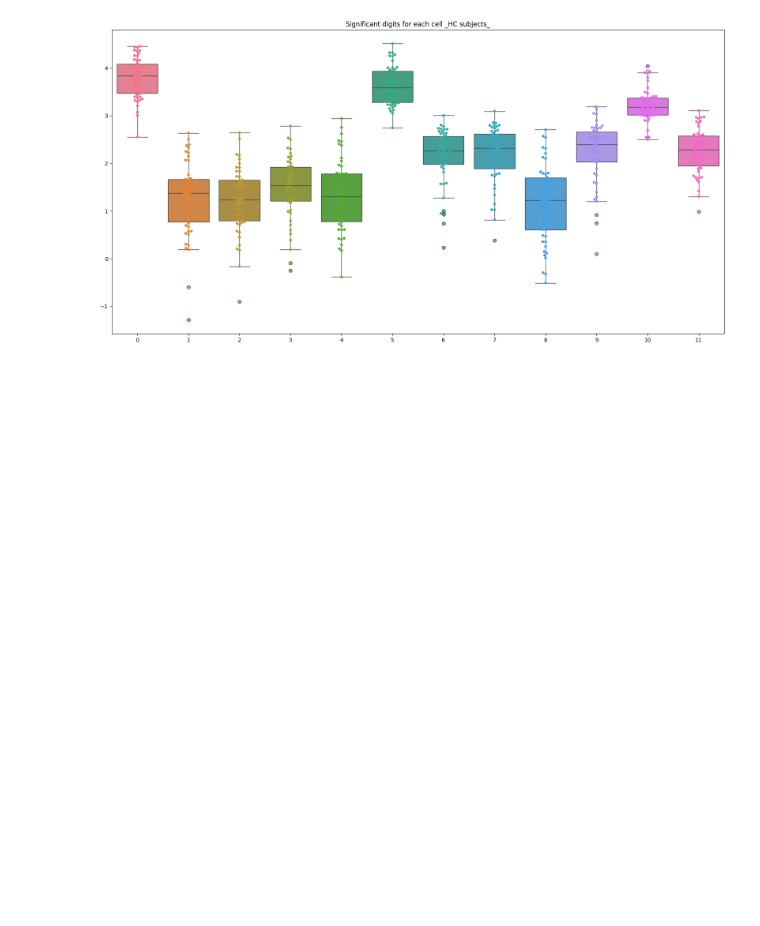
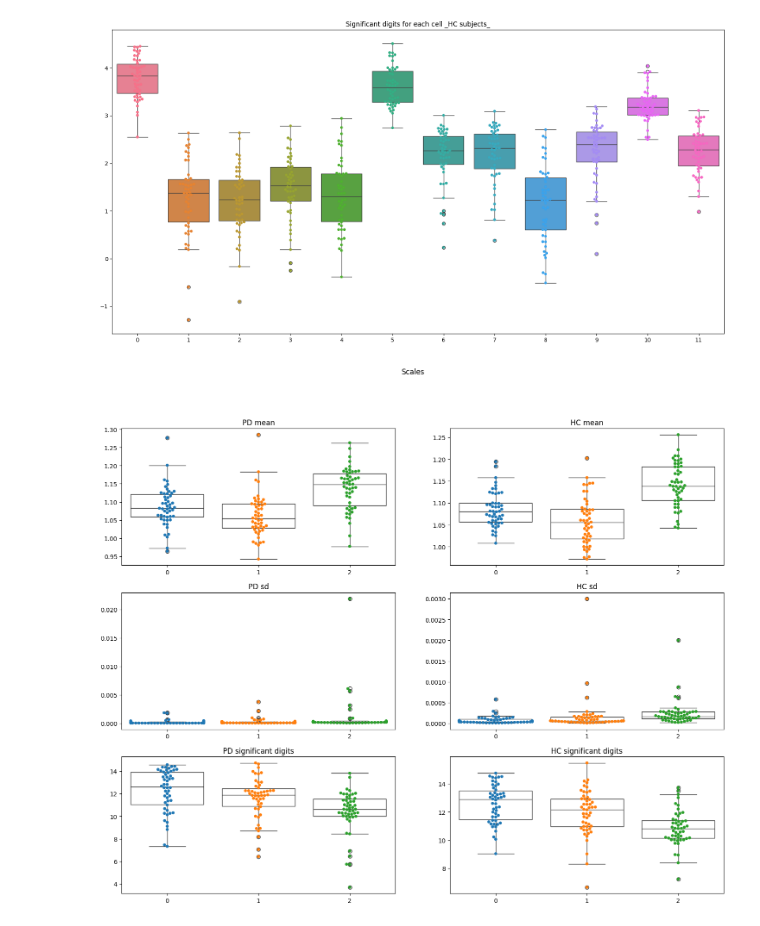
Before and after one commit to mirhnius/mca_linear_registration, a Jupyter notebook: analysis.ipynb, the cells around one changed output. Cells and saved outputs as stored; diff of their text form; code cells hidden in the pictures; blank space fills up the shorter version.

Commit message:
adding plots for scale, translation, angle, and shear

```diff
--- a/analysis.ipynb
+++ b/analysis.ipynb
@@ -152,0 +177,40 @@ Text(0.5, 1.0, 'Significant digits for each cell _HC subjects_')
+# %%
+scales_mca_dict_PD, translation_mca_dict_PD, angles_mca_dict_PD, shears_mca_dict_PD = transformation_dictionaries(mat_dic_PD)
+# %%
+scales_mca_dict_HC, translation_mca_dict_HC, angles_mca_dict_HC, shears_mca_dict_HC = transformation_dictionaries(mat_dic_HC)
+# %%
+scales_mca_PD = np.stack([value for value in scales_mca_dict_PD.values()])
+scales_mca_HC = np.stack([value for value in scales_mca_dict_HC.values()])
+# %%
+scales_significant_PD = np.stack([sd.significant_digits(scales_mca_PD[i,:,:], reference=np.mean(scales_mca_PD[i,:,:]), axis=0) for i in range(50)])
+scales_significant_HC = np.stack([sd.significant_digits(scales_mca_HC[i,:,:], reference=np.mean(scales_mca_HC[i,:,:]), axis=0) for i in range(50)])
+# %%
+fig = plt.figure(figsize=(18,14))
+fig.suptitle('Scales')
+plt.subplot(3, 2, 1)
+sns.swarmplot(np.mean(scales_mca_PD, axis=1))
+sns.boxplot(np.mean(scales_mca_PD, axis=1),color='white')
+plt.title('PD mean')
+plt.subplot(3, 2, 2)
+sns.swarmplot(np.mean(scales_mca_HC, axis=1))
+sns.boxplot(np.mean(scales_mca_HC, axis=1),color='white')
+plt.title('HC mean')
+plt.subplot(3, 2, 3)
+sns.swarmplot(np.std(scales_mca_PD, axis=1))
+sns.boxplot(np.std(scales_mca_PD, axis=1),color='white')
+plt.title('PD sd')
+plt.subplot(3, 2, 4)
+sns.swarmplot(np.std(scales_mca_HC, axis=1))
+sns.boxplot(np.std(scales_mca_HC, axis=1),color='white')
+plt.title('HC sd')
+plt.subplot(3, 2, 5)
+sns.swarmplot(scales_significant_PD)
+sns.boxplot(scales_significant_PD, color='white')
+plt.title('PD significant digits')
+plt.subplot(3, 2, 6)
+sns.swarmplot(scales_significant_HC)
+sns.boxplot(scales_significant_HC, color='white')
+plt.title('HC significant digits')
+plt.show()
+# %% [output]
+[figure, added]
```
Also changed, not shown: parts of 14 cells of this notebook.
